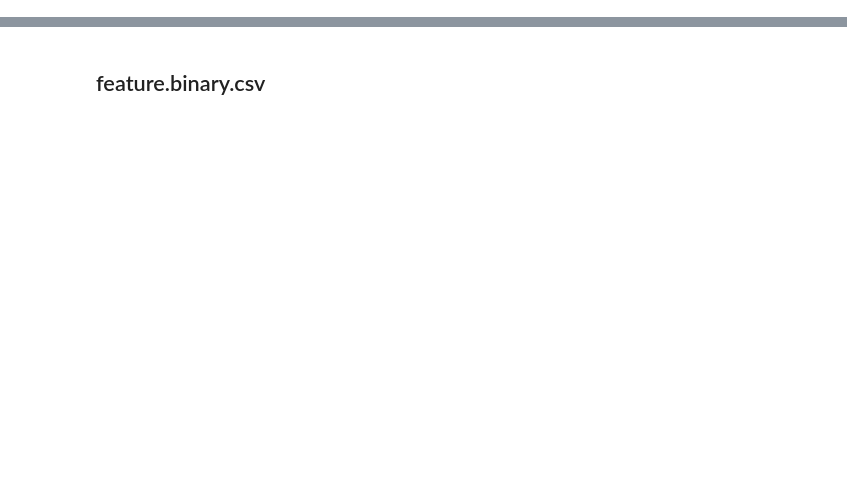
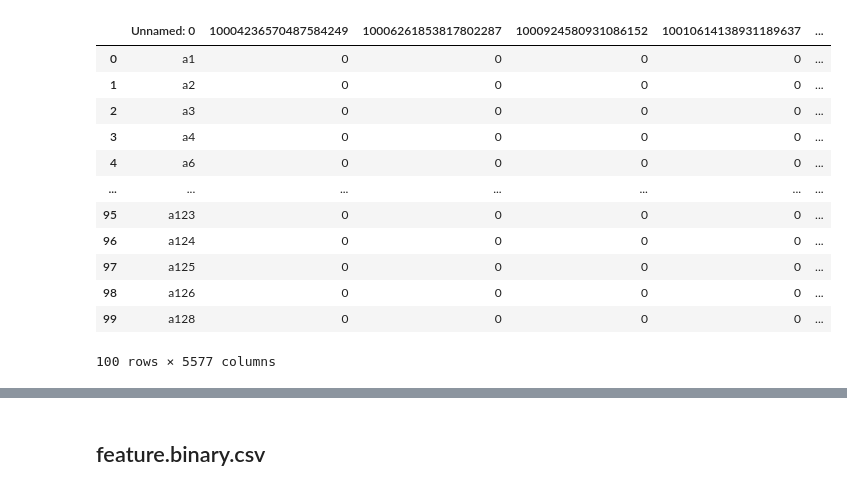
Before and after one commit to jerrylsu/blog, a Jupyter notebook: content/misc/project/eda.ipynb, the cells around one changed output, grey strips where cells are left out. Saved outputs shown, nothing was run; the diff lists cells and outputs as text; code cells hidden in the pictures; blank space fills up the shorter version.

```diff
--- a/content/misc/project/eda.ipynb
+++ b/content/misc/project/eda.ipynb
@@ -1,2 +1,20 @@
 # %%
 import pandas as pd
+# %%
+features = pd.read_csv('./train_base.binary.csv')
+#features = features.set_index('Name')
+features
+# %% [output]
+|  | Unnamed: 0 | 10004236570487584249 | 10006261853817802287 | 1000924580931086152 | 10010614138931189637 | ... |
+| 0 | a1 | 0 | 0 | 0 | 0 | ... |
+| 1 | a2 | 0 | 0 | 0 | 0 | ... |
+| 2 | a3 | 0 | 0 | 0 | 0 | ... |
+| 3 | a4 | 0 | 0 | 0 | 0 | ... |
+| 4 | a6 | 0 | 0 | 0 | 0 | ... |
+| ... | ... | ... | ... | ... | ... | ... |
+| 95 | a123 | 0 | 0 | 0 | 0 | ... |
+| 96 | a124 | 0 | 0 | 0 | 0 | ... |
+| 97 | a125 | 0 | 0 | 0 | 0 | ... |
+| 98 | a126 | 0 | 0 | 0 | 0 | ... |
+| 99 | a128 | 0 | 0 | 0 | 0 | ... |
+100 rows × 5577 columns
```
Also changed, not shown: parts of 21 cells of this notebook, 12 other files.
